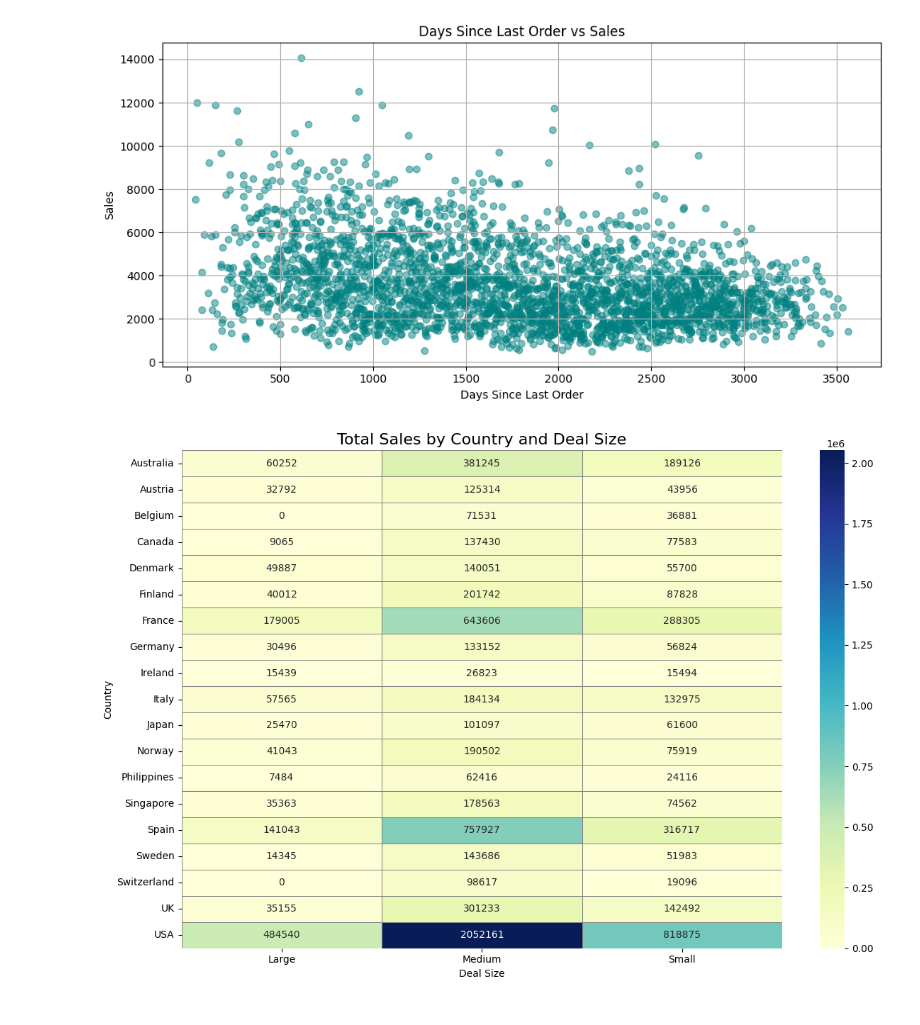
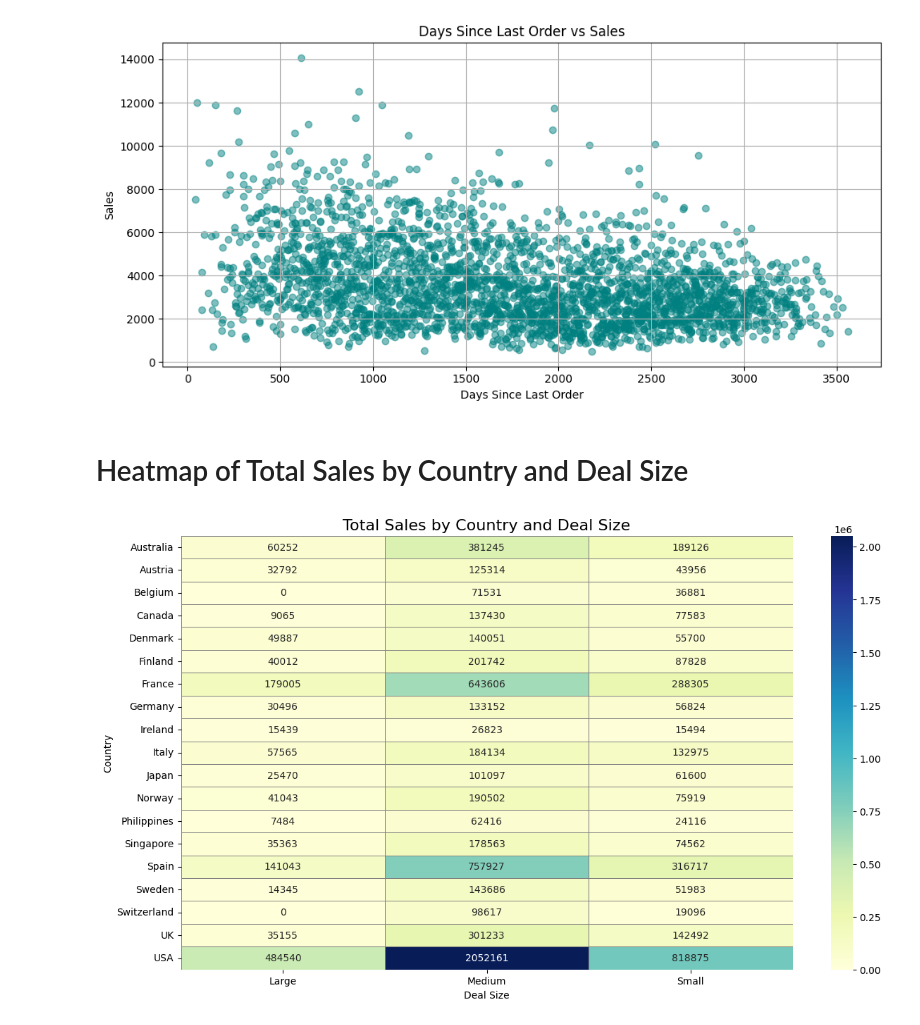
Before and after one commit to Nitesh-Yadavv/CSI-25-Assignments, a Jupyter notebook: week 3/Auto_sales_EDA.ipynb, the cells around one changed output. Saved outputs shown, nothing was run; the diff lists cells and outputs as text; code cells hidden in the pictures.

```diff
--- a/week 3/Auto_sales_EDA.ipynb
+++ b/week 3/Auto_sales_EDA.ipynb
@@ -271,25 +281,19 @@ plt.tight_layout()
 plt.show()
 # %% [output]
 [figure]
+# %% [markdown]
+# Heatmap of Total Sales by Country and Deal Size
 # %%
 import seaborn as sns
-import matplotlib.pyplot as plt
-import pandas as pd
-
 # Pivot table: rows = COUNTRY, columns = DEALSIZE, values = sum of SALES
 heatmap_data = df.pivot_table(index='COUNTRY', columns='DEALSIZE', values='SALES', aggfunc='sum', fill_value=0)
 
-# Set figure size
-plt.figure(figsize=(12, 8))
-
-# Plot heatmap
+plt.figure(figsize=(14, 8))
 sns.heatmap(heatmap_data, annot=True, fmt='.0f', cmap='YlGnBu', linewidths=0.5, linecolor='gray')
 
-# Add titles and labels
 plt.title('Total Sales by Country and Deal Size', fontsize=16)
 plt.xlabel('Deal Size')
 plt.ylabel('Country')
-plt.tight_layout()
 plt.show()
 # %% [output]
-[figure, old version]
+[figure, new version]
```
Also changed, not shown: parts of 12 cells of this notebook, 1 other file.
